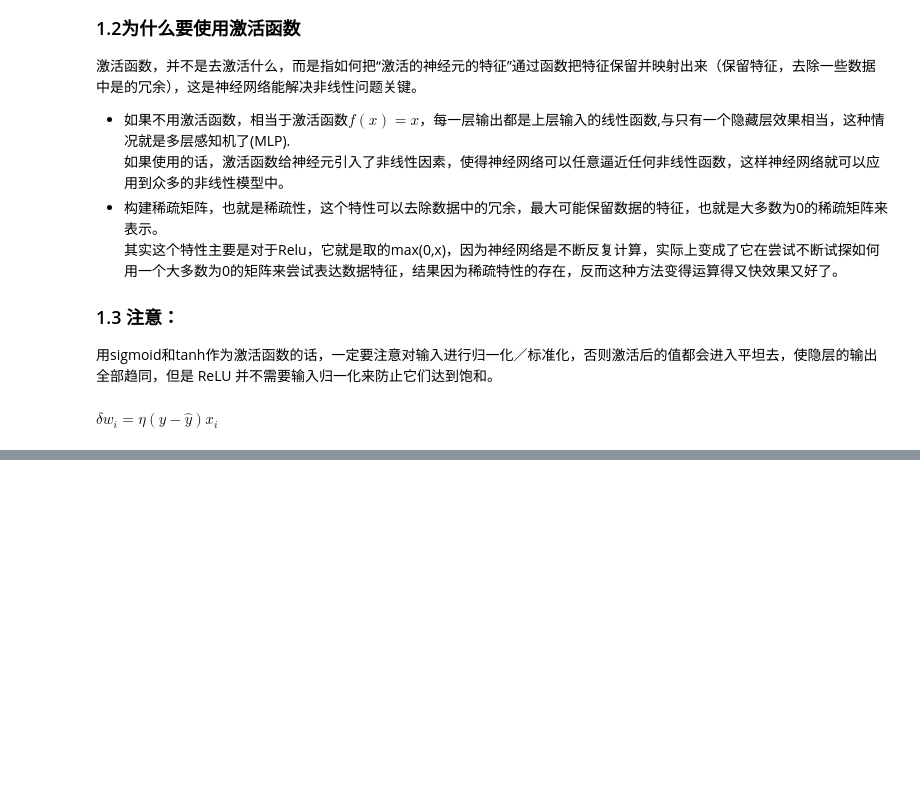
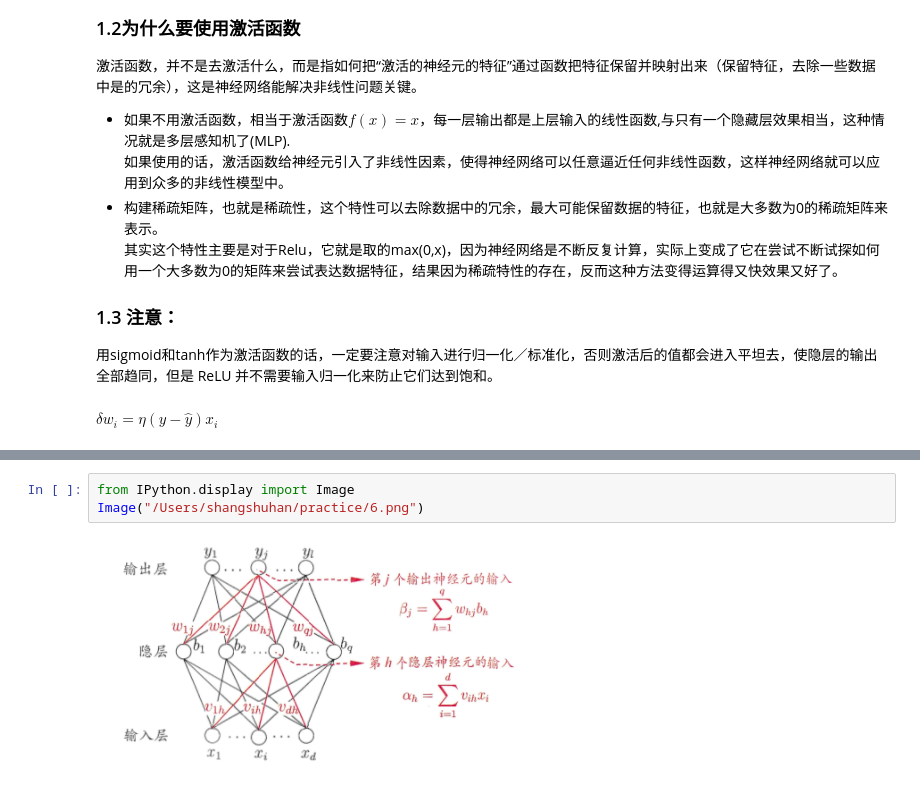
Before and after one commit to sshhan/practice, a Jupyter notebook: Neural_Network.ipynb, the cells around one changed output, grey strips where cells are left out. Drawn from its saved outputs; the diff is of its cells as text; blank space fills up the shorter version.

```diff
--- a/Neural_Network.ipynb
+++ b/Neural_Network.ipynb
@@ -30,0 +43,5 @@ $\delta w_i=\eta(y-\hat{y})x_i$
+# %%
+from IPython.display import Image
+Image("/Users/shangshuhan/practice/6.png")
+# %% [output]
+[figure, added]
```
Also changed, not shown: parts of 4 cells of this notebook.
